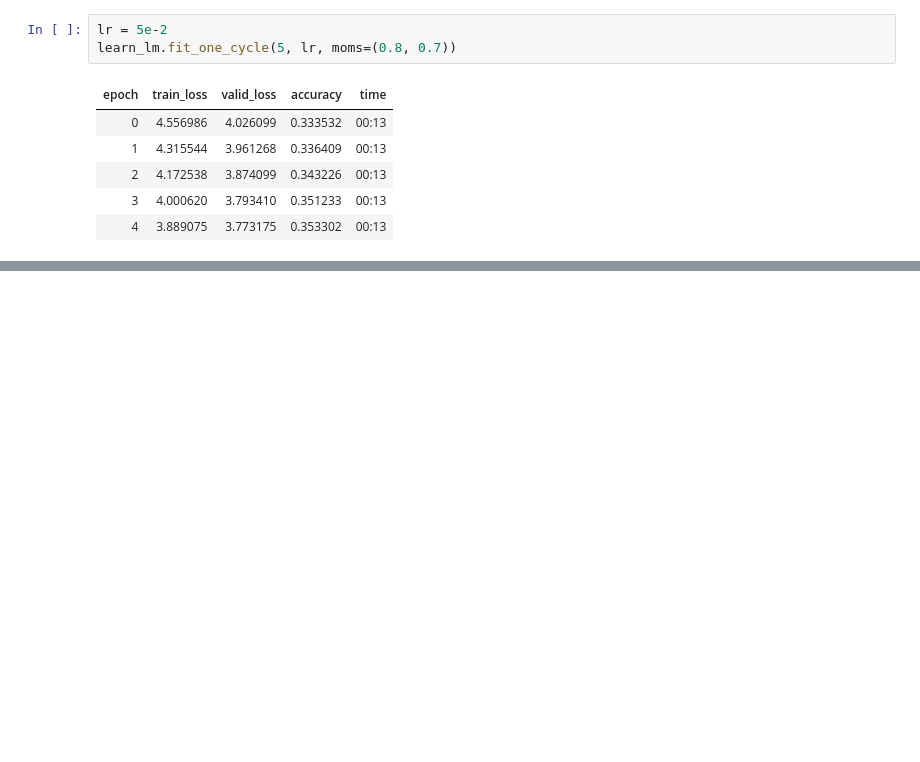
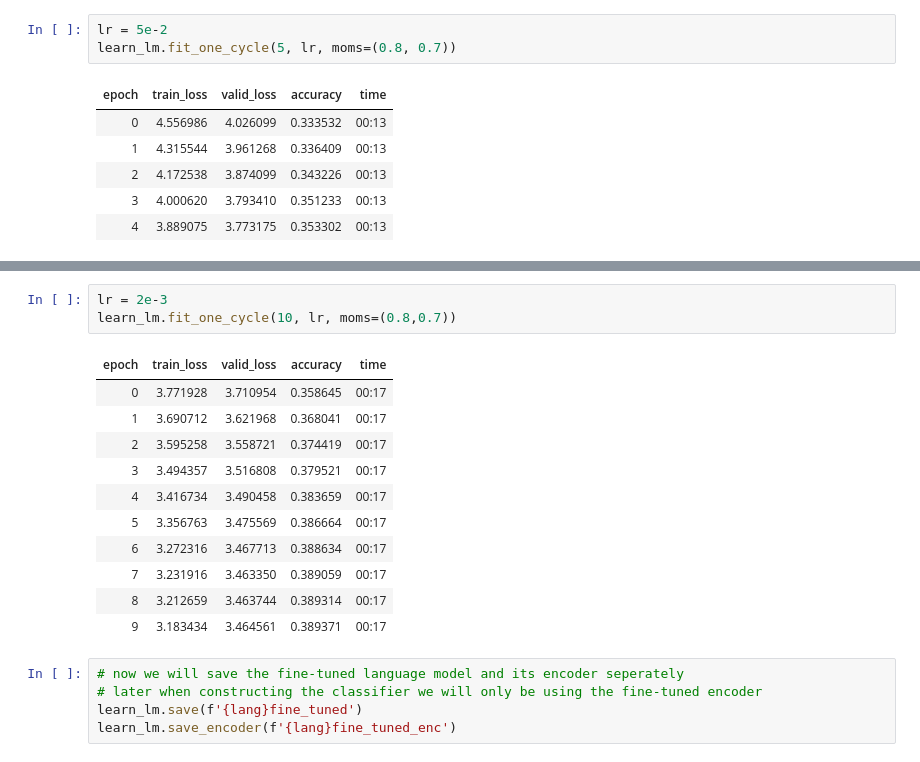
Before and after one commit to Sylar257/Non-English-language-NLP, a Jupyter notebook: Vietnamese Sentiment Analysis.ipynb, the cells around one changed output, grey strips where cells are left out. Drawn from its saved outputs; the diff is of its cells as text; blank space fills up the shorter version.

```diff
--- a/Vietnamese Sentiment Analysis.ipynb
+++ b/Vietnamese Sentiment Analysis.ipynb
@@ -241,0 +248,20 @@ learn_lm.unfreeze()
+# %%
+lr = 2e-3
+learn_lm.fit_one_cycle(10, lr, moms=(0.8,0.7))
+# %% [output]
+| epoch | train_loss | valid_loss | accuracy | time |
+| 0 | 3.771928 | 3.710954 | 0.358645 | 00:17 |
+| 1 | 3.690712 | 3.621968 | 0.368041 | 00:17 |
+| 2 | 3.595258 | 3.558721 | 0.374419 | 00:17 |
+| 3 | 3.494357 | 3.516808 | 0.379521 | 00:17 |
+| 4 | 3.416734 | 3.490458 | 0.383659 | 00:17 |
+| 5 | 3.356763 | 3.475569 | 0.386664 | 00:17 |
+| 6 | 3.272316 | 3.467713 | 0.388634 | 00:17 |
+| 7 | 3.231916 | 3.463350 | 0.389059 | 00:17 |
+| 8 | 3.212659 | 3.463744 | 0.389314 | 00:17 |
+| 9 | 3.183434 | 3.464561 | 0.389371 | 00:17 |
+# %%
+# now we will save the fine-tuned language model and its encoder seperately
+# later when constructing the classifier we will only be using the fine-tuned encoder
+learn_lm.save(f'{lang}fine_tuned')
+learn_lm.save_encoder(f'{lang}fine_tuned_enc')
```
Also changed, not shown: parts of 9 cells of this notebook.
